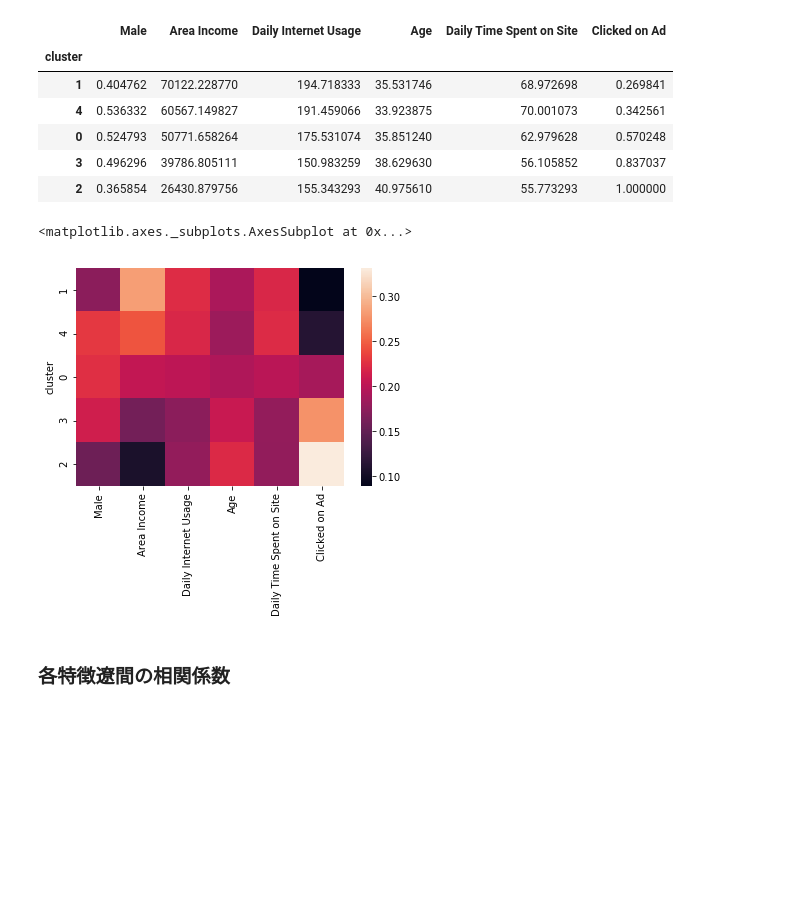
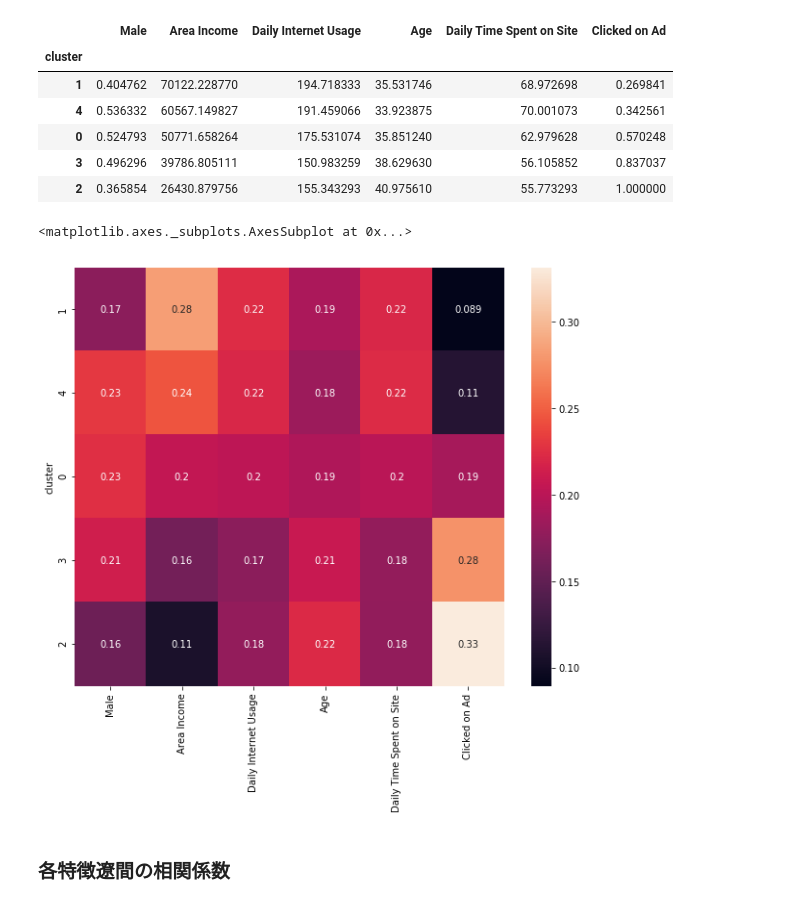
Before and after one commit to pondelion/DataAnalysis, a Jupyter notebook: Advertising/analysis.ipynb, the cells around one changed output. Saved outputs shown, nothing was run; the diff lists cells and outputs as text; code cells hidden in the pictures; blank space fills up the shorter version.

```diff
--- a/Advertising/analysis.ipynb
+++ b/Advertising/analysis.ipynb
@@ -127,10 +127,10 @@ cluster_mean
 | 3 | 0.496296 | 39786.805111 | 150.983259 | 38.629630 | 56.105852 | 0.837037 |
 | 2 | 0.365854 | 26430.879756 | 155.343293 | 40.975610 | 55.773293 | 1.000000 |
 # %%
-sns.heatmap(cluster_mean.apply(lambda x: x/sum(x)))
+sns.heatmap(cluster_mean.apply(lambda x: x/sum(x)), annot=True)
 # %% [output]
 <matplotlib.axes._subplots.AxesSubplot at 0x...>
-[figure, old version]
+[figure, new version]
 # %% [markdown]
 ### 各特徴遼間の相関係数
 # %%
```
Also changed, not shown: parts of 3 cells of this notebook.
